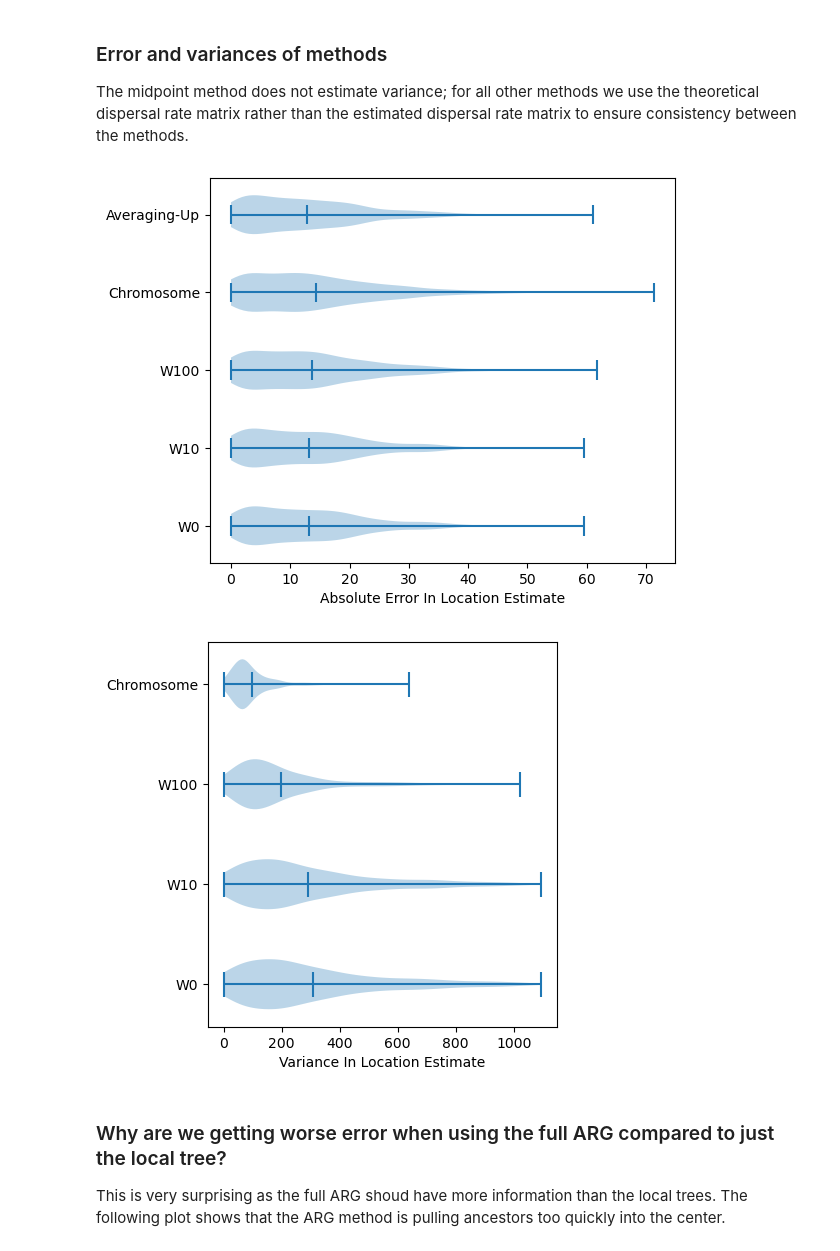
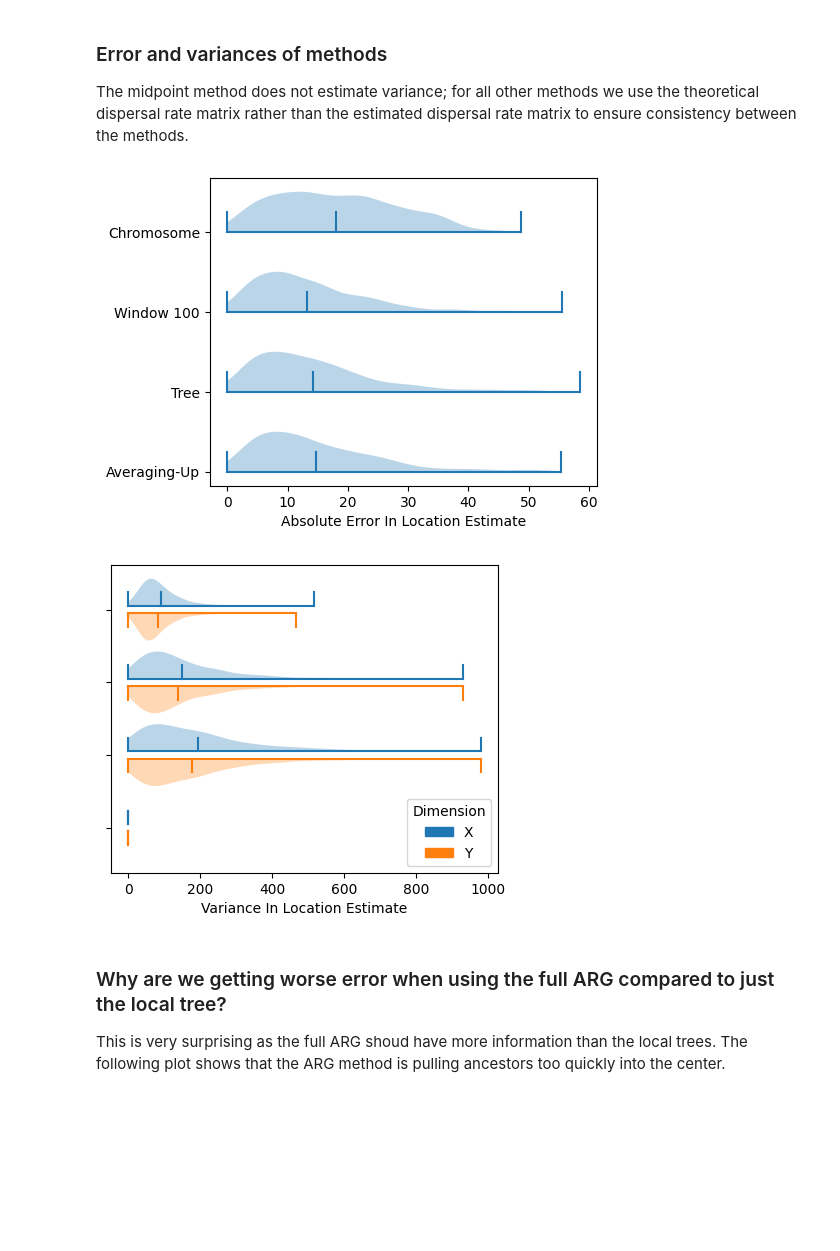
Before and after one commit to kitchensjn/sparg_manuscript, a Jupyter notebook: figures/Fig6_Coverage/Fig6.ipynb, the cells around one changed output. Saved outputs shown, nothing was run; the diff lists cells and outputs as text; code cells hidden in the pictures; blank space fills up the shorter version.

Commit message:
Updated figures

```diff
--- a/figures/Fig6_Coverage/Fig6.ipynb
+++ b/figures/Fig6_Coverage/Fig6.ipynb
@@ -12,32 +57,48 @@ random_ancestors = pd.read_csv("random_ancestors.csv")
 # %%
-plt.figure(figsize=(6,5))
+plt.figure(figsize=(5,4))
 plt.violinplot([
-    random_ancestors["window_0_abs_error_0"],
-    random_ancestors["window_10_abs_error_0"],
-    random_ancestors["window_100_abs_error_0"],
-    random_ancestors["arg_abs_error_0"],
-    random_ancestors["midpoint_abs_error_0"]
-], showmeans=True, vert=False)
-plt.yticks([1,2,3,4,5], ["W0", "W10", "W100", "Chromosome", "Averaging-Up"])
+    random_ancestors["midpoint_abs_error"],
+    random_ancestors["window_0_abs_error"],
+    random_ancestors["window_100_abs_error"],
+    random_ancestors["arg_abs_error"]
+], showmeans=True, vert=False, side="high", widths=1)
+plt.yticks([1,2,3,4], ["Averaging-Up", "Tree", "Window 100", "Chromosome"])
 plt.xlabel("Absolute Error In Location Estimate")
 plt.savefig("subfigures/Fig6_Accuracy.svg")
 plt.show()
 # %% [output]
-[figure, old version]
+[figure, new version]
 # %%
-plt.figure(figsize=(4.5,5))
+colors = ["#1f77b4", "#ff7f0e", "#2ca02c", "#d62728", "#9467bd", "#8c564b", "#e377c2", "#7f7f7f", "#bcbd22", "#17becf"]
+
+gap = 0.05
+plt.figure(figsize=(5,4))
 plt.violinplot([
+    [0 for i in range(random_ancestors.shape[0])],
     random_ancestors["window_0_variance_in_estimated_location_0"],
-    random_ancestors["window_10_variance_in_estimated_location_0"],
     random_ancestors["window_100_variance_in_estimated_location_0"],
-    random_ancestors["arg_variance_in_estimated_location_0"]
-], showmeans=True, vert=False)
-plt.yticks([1,2,3,4], ["W0", "W10", "W100", "Chromosome"])
+    random_ancestors["arg_variance_in_estimated_location_0"],
+], showmeans=True, vert=False, side="high", widths=0.75, positions=[1+gap,2+gap,3+gap,4+gap])
+plt.violinplot([
+    [0 for i in range(random_ancestors.shape[0])],
+    random_ancestors["window_0_variance_in_estimated_location_1"],
+    random_ancestors["window_100_variance_in_estimated_location_1"],
+    random_ancestors["arg_variance_in_estimated_location_1"]
+], showmeans=True, vert=False, side="low", widths=0.75, positions=[1-gap,2-gap,3-gap,4-gap])
+
+patches = []
+for i,n in enumerate(["X", "Y"]):
+    patches.append(mpatches.Patch(color=colors[i], label=n))
+handles, labels = plt.gca().get_legend_handles_labels()
+handles.extend(patches)
+
+plt.yticks([4,3,2,1], ["", "", "", ""])
+plt.legend(title="Dimension", handles=handles, loc="lower right")
 plt.xlabel("Variance In Location Estimate")
 plt.savefig("subfigures/Fig6_Variance.svg")
 plt.show()
 # %% [output]
-[figure, old version]
+[figure, new version]
 # %% [markdown]
 ### Why are we getting worse error when using the full ARG compared to just the local tree?
 
```
Also changed, not shown: parts of 13 cells of this notebook, 32 other files.
